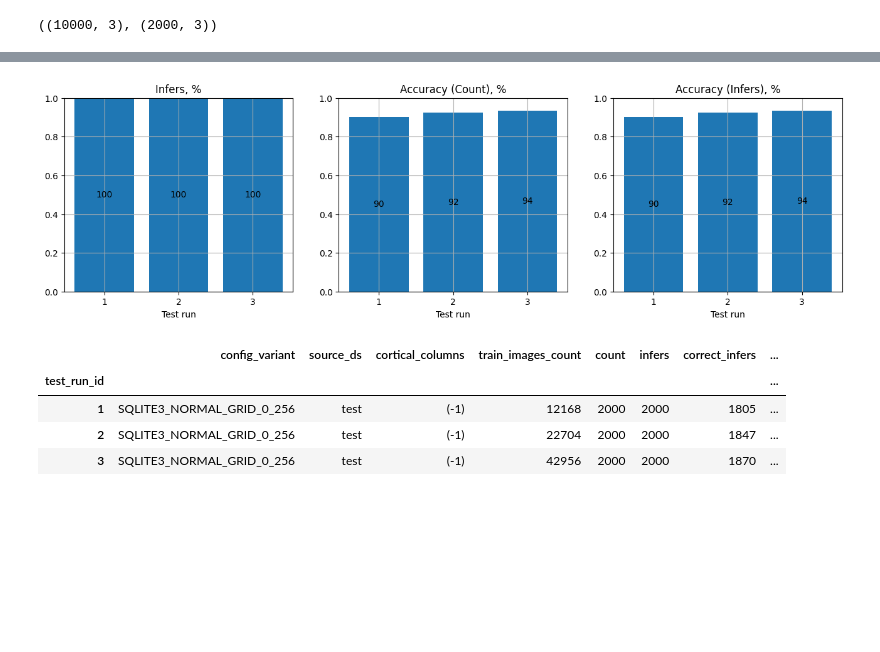
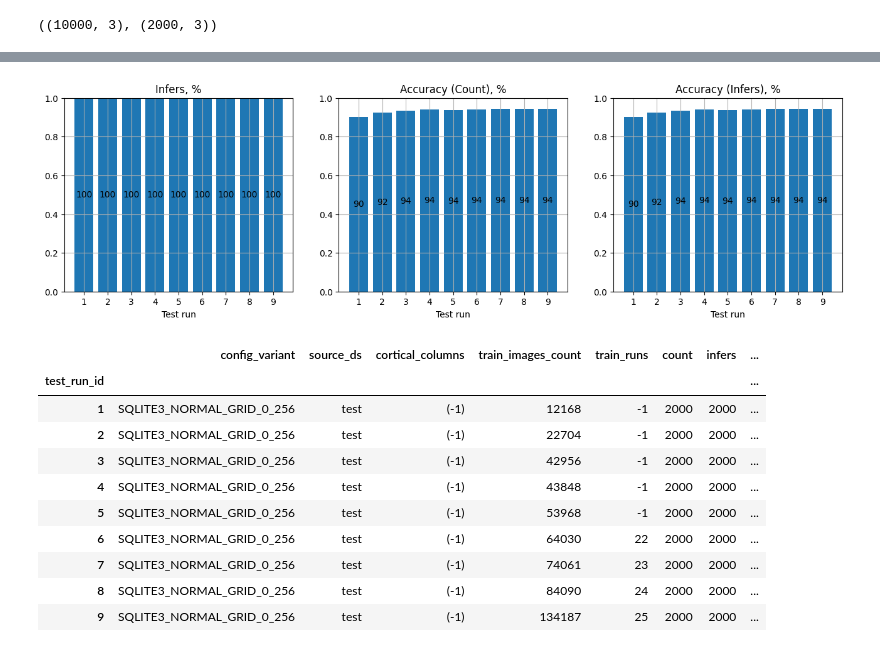
Before and after one commit to kocherovms/neurovision, a Jupyter notebook: mnist_recognition/mnist_recognition20.ipynb, the cells around one changed output, grey strips where cells are left out. Cells and saved outputs as stored; diff of their text form; code cells hidden in the pictures; blank space fills up the shorter version.

Commit message:
94.45% on test images, normal sensors. 6 train runs (22 is incorrect, due to manual restarts)

```diff
--- a/mnist_recognition/mnist_recognition20.ipynb
+++ b/mnist_recognition/mnist_recognition20.ipynb
@@ -21,7 +21,7 @@ import pandas as pd
 from utils import *
 from hdc import *
 # %%
-DF_TEST_RESULTS = pd.DataFrame(columns=['test_run_id', 'config_variant', 'cortical_columns', 'train_images_count',
+DF_TEST_RESULTS = pd.DataFrame(columns=['test_run_id', 'config_variant', 'cortical_columns', 'train_images_count', 'train_runs',
                                         'source_ds', 'test_image_id', 'true_value', 'infer_value', 'sim'])
 TRAIN_RUN_ID = 0
 TEST_RUN_ID = 0
@@ -114,7 +114,7 @@ COLUMNS = {-1: CorticalColumn()}
 # COLUMNS.update(map(lambda i: (i, CorticalColumn()), range(config.cortical_columns_count)))
 # %%
 TRAIN_RUN_ID += 1
-epochs = 10
+epochs = 50
 attempts_to_get_no_mistakes = 10
 count = 1000
 consolidation_threshold = 1000
@@ -166,19 +166,9 @@ for epoch in tqdm(range(epochs), desc='Epoch'):
                         if not engram.is_sealed:
                             engram.image_ids.add(image_id)
                             image_encoding_hdv_bundle = hdc.bundle(image_encoding_hdvs)
-                            # before_sim = hdc.sim(engram.hdv_bundle, image_encoding_hdv_bundle)
 
                             engram.hdv_bundle_uncapped = xp.sum(xp.vstack([engram.hdv_bundle_uncapped, image_encoding_hdv_bundle]), axis=0)
                             column.engram_norms.array[engram_id] = hdc.normalize(engram.hdv_bundle)
-
-                            # after_sim = hdc.sim(engram.hdv_bundle, image_encoding_hdv_bundle)
-
-                            # assert before_sim != 0
-                            # sim_chg_ratio = (after_sim / before_sim - 1)
-
-                            # if sim_chg_ratio < 0.01:
-                            #     log.debug(f'{log_prefix} engram #{engram_id} (upd. counter={engram.updates_counter}) is sealed, sim change = {100 * sim_chg_ratio:.3f}%')
-                            #     engram.is_sealed = True
 
                             if engram.updates_counter > 200:
                                 log.debug(f'{log_prefix} engram #{engram_id} (upd. counter={engram.updates_counter}) is sealed')
@@ -333,6 +323,7 @@ for image_id in tqdm(test_image_ids):
     test_result_rows['config_variant'].append(config.section_name)
     test_result_rows['cortical_columns'].append(COLUMNS.keys())
     test_result_rows['train_images_count'].append(column.images_seen) # TODO: fix
+    test_result_rows['train_runs'].append(TRAIN_RUN_ID)
     test_result_rows['source_ds'].append(test_run_source[2])
     test_result_rows['test_image_id'].append(image_id)
     test_result_rows['true_value'].append(image_value)
@@ -353,6 +344,7 @@ df_test_results2 = df_test_results2.groupby(by=['test_run_id']).agg({'config_var
                                                                      'source_ds': 'first',
                                                                      'cortical_columns': 'first',
                                                                      'train_images_count': 'first',
+                                                                     'train_runs': 'first',
                                                                      'test_image_id': 'count',
                                                                      'is_infer': 'sum',
                                                                      'is_correct_infer': 'sum'})
@@ -362,39 +354,45 @@ df_test_results2['accuracy_count'] = df_test_results2['correct_infers'] / df_tes
 df_test_results2['accuracy_infers'] = df_test_results2['correct_infers'] / df_test_results2['infers']
 
 plt.figure(figsize=(16, 4))
 plt.subplot(1, 3, 1)
 b = plt.bar(list(map(str, df_test_results2.index)), list(df_test_results2['infer_ratio']))
 plt.bar_label(b, map(lambda p: f'{p*100:.0f}', df_test_results2['infer_ratio']), label_type='center')
 plt.ylim(0, 1)
 plt.title('Infers, %')
 plt.xlabel('Test run')
 plt.grid()
 
 plt.subplot(1, 3, 2)
 b = plt.bar(list(map(str, df_test_results2.index)), list(df_test_results2['accuracy_count']))
 plt.bar_label(b, map(lambda p: f'{p*100:.0f}', df_test_results2['accuracy_count']), label_type='center')
 plt.ylim(0, 1)
 plt.title('Accuracy (Count), %')
 plt.xlabel('Test run')
 plt.grid()
 
 plt.subplot(1, 3, 3)
 b = plt.bar(list(map(str, df_test_results2.index)), list(df_test_results2['accuracy_infers']))
 plt.bar_label(b, map(lambda p: f'{p*100:.0f}', df_test_results2['accuracy_infers']), label_type='center')
 plt.ylim(0, 1)
 plt.title('Accuracy (Infers), %')
 plt.xlabel('Test run')
 plt.grid()
 
 plt.show()
 df_test_results2
 # %% [output]
-[figure, old version]
+[figure, new version]
-|  | config_variant | source_ds | cortical_columns | train_images_count | count | infers | correct_infers | ... |
+|  | config_variant | source_ds | cortical_columns | train_images_count | train_runs | count | infers | ... |
 | test_run_id |  |  |  |  |  |  |  | ... |
-| 1 | SQLITE3_NORMAL_GRID_0_256 | test | (-1) | 12168 | 2000 | 2000 | 1805 | ... |
-| 2 | SQLITE3_NORMAL_GRID_0_256 | test | (-1) | 22704 | 2000 | 2000 | 1847 | ... |
-| 3 | SQLITE3_NORMAL_GRID_0_256 | test | (-1) | 42956 | 2000 | 2000 | 1870 | ... |
+| 1 | SQLITE3_NORMAL_GRID_0_256 | test | (-1) | 12168 | -1 | 2000 | 2000 | ... |
+| 2 | SQLITE3_NORMAL_GRID_0_256 | test | (-1) | 22704 | -1 | 2000 | 2000 | ... |
+| 3 | SQLITE3_NORMAL_GRID_0_256 | test | (-1) | 42956 | -1 | 2000 | 2000 | ... |
+| 4 | SQLITE3_NORMAL_GRID_0_256 | test | (-1) | 43848 | -1 | 2000 | 2000 | ... |
+| 5 | SQLITE3_NORMAL_GRID_0_256 | test | (-1) | 53968 | -1 | 2000 | 2000 | ... |
+| 6 | SQLITE3_NORMAL_GRID_0_256 | test | (-1) | 64030 | 22 | 2000 | 2000 | ... |
+| 7 | SQLITE3_NORMAL_GRID_0_256 | test | (-1) | 74061 | 23 | 2000 | 2000 | ... |
+| 8 | SQLITE3_NORMAL_GRID_0_256 | test | (-1) | 84090 | 24 | 2000 | 2000 | ... |
+| 9 | SQLITE3_NORMAL_GRID_0_256 | test | (-1) | 134187 | 25 | 2000 | 2000 | ... |
 # %%
 df_test_results_incorrect_infers = df_test_results_for_run[df_test_results_for_run['true_value'] != df_test_results_for_run['infer_value']]
 incorrect_infer_row_index = RNG.choice(df_test_results_incorrect_infers.index.unique())
```
